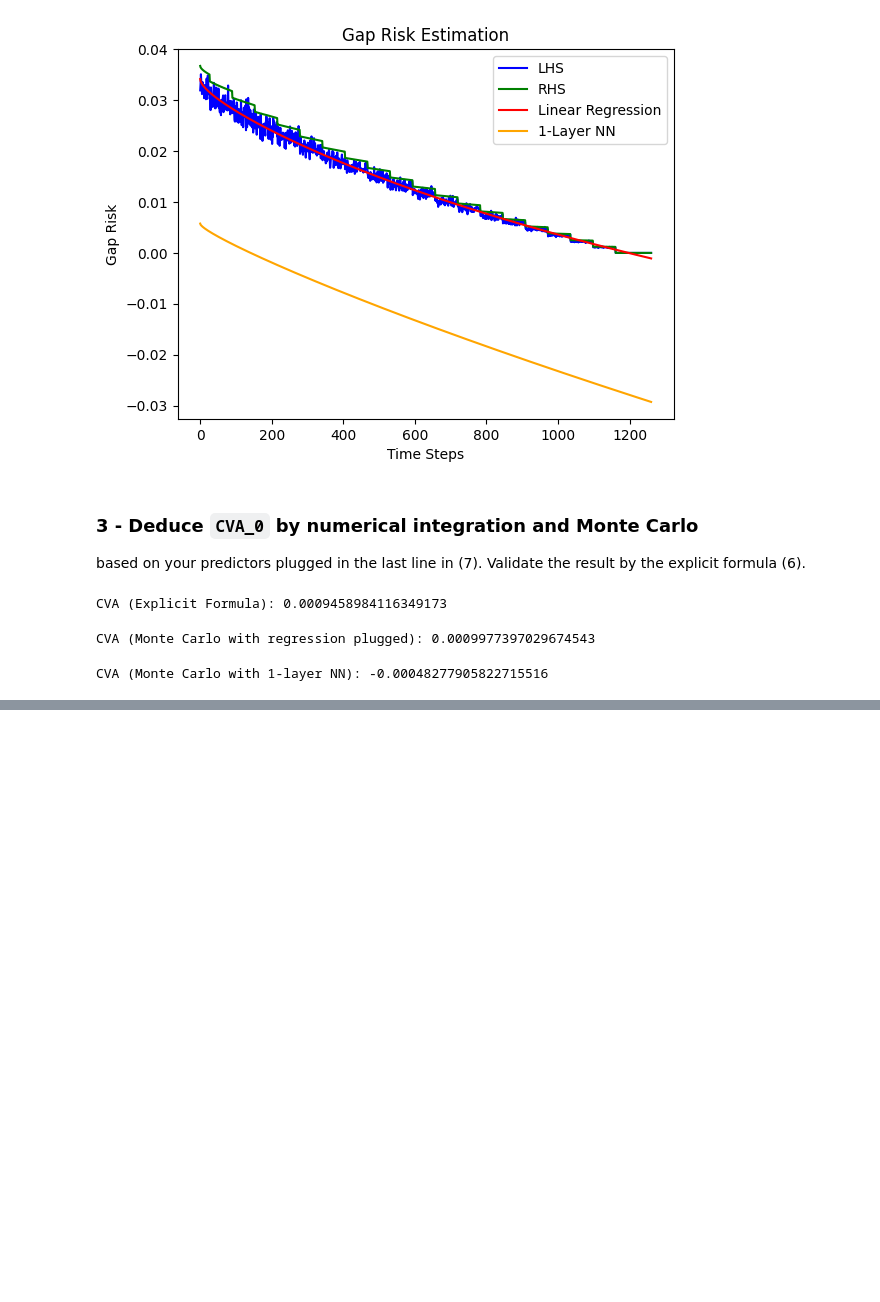
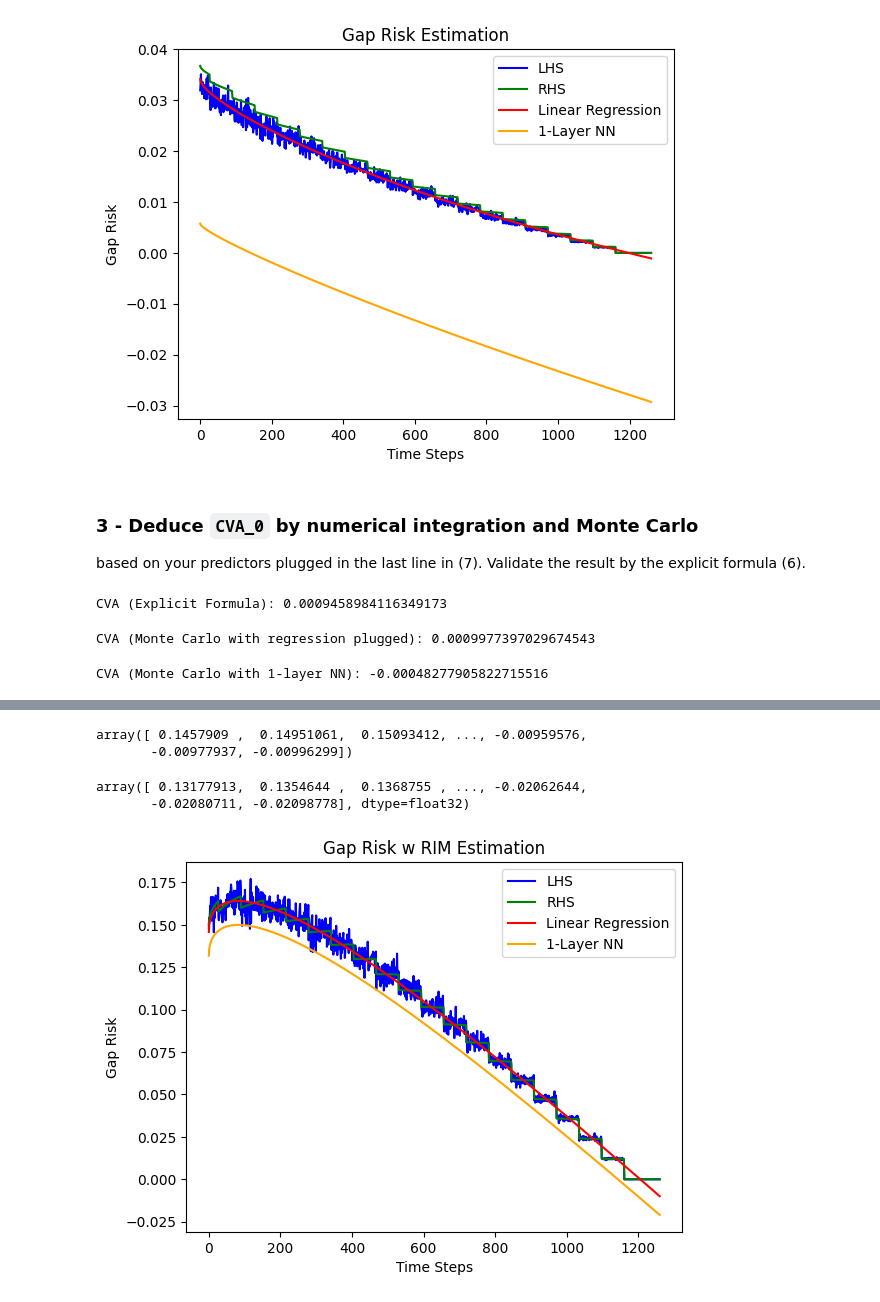
Before and after one commit to Bilg4me/Deep-XVA-Analysis, a Jupyter notebook: notebook.ipynb, the cells around one changed output, grey strips where cells are left out. Saved outputs shown, nothing was run; the diff lists cells and outputs as text; code cells hidden in the pictures; blank space fills up the shorter version.

```diff
--- a/notebook.ipynb
+++ b/notebook.ipynb
@@ -428,0 +655,8 @@ plt.show()
+# %%
+# regression model vs 1-Layer NN with data from lhs
+data = {'y' : lhs, 'x1': S_hats, 'x2': time}
+df = pd.DataFrame(data)
+
+X = df[['x1', 'x2']].values
+y = df['y'].values
+df.head()
@@ -428,0 +670,71 @@ plt.show()
+# %%
+# linear regression model
+reg_linear = LinearRegression()
+reg_linear.fit(X, y)
+y_pred_linear = reg_linear.predict(X)
+y_pred_linear
+# %% [output]
+array([ 0.1457909 ,  0.14951061,  0.15093412, ..., -0.00959576,
+       -0.00977937, -0.00996299])
+# %%
+# 1-Layer NN
+class SimpleNN(nn.Module):
+    def __init__(self, input_size, output_size):
+        super(SimpleNN, self).__init__()
+        self.fc = nn.Linear(input_size, output_size)
+
+    def forward(self, x):
+        return self.fc(x)
+
+# Hyperparameters
+input_size = 2  # x1 and x2
+output_size = 1  # y
+num_epochs = 1000
+learning_rate = 0.01
+batch_size = 64
+device = torch.device('cuda' if torch.cuda.is_available() else 'cpu')
+
+# Convert data to PyTorch tensors
+X_tensor = torch.tensor(X, dtype=torch.float32).to(device)
+y_tensor = torch.tensor(y, dtype=torch.float32).view(-1, 1).to(device)
+
+# Create DataLoader
+dataset = torch.utils.data.TensorDataset(X_tensor, y_tensor)
+dataloader = torch.utils.data.DataLoader(dataset, batch_size=batch_size, shuffle=True)
+
+# Initialize model, loss function and optimizer
+model = SimpleNN(input_size, output_size).to(device)
+criterion = nn.MSELoss()
+optimizer = optim.Adam(model.parameters(), lr=learning_rate)
+
+# Training loop
+for epoch in tqdm(range(num_epochs), desc='Training NN'):
+    for batch_X, batch_y in dataloader:
+        optimizer.zero_grad()
+        outputs = model(batch_X)
+        loss = criterion(outputs, batch_y)
+        loss.backward()
+        optimizer.step()
+
+# Evaluate the model
+model.eval()
+with torch.no_grad():
+    y_pred_nn = model(X_tensor).cpu().numpy().flatten()
+
+y_pred_nn
+# %% [output]
+array([ 0.13177913,  0.1354644 ,  0.1368755 , ..., -0.02062644,
+       -0.02080711, -0.02098778], dtype=float32)
+# %%
+# Plotting the results
+plt.plot(lhs, label='LHS', color='blue')
+plt.plot(rhs, label='RHS', color='green')
+plt.plot(y_pred_linear, label='Linear Regression', color='red')
+plt.plot(y_pred_nn, label='1-Layer NN', color='orange')
+plt.xlabel('Time Steps')
+plt.ylabel('Gap Risk')
+plt.title('Gap Risk w RIM Estimation')
+plt.legend()
+plt.show()
+# %% [output]
+[figure, added]
```
Also changed, not shown: parts of 24 cells of this notebook.
